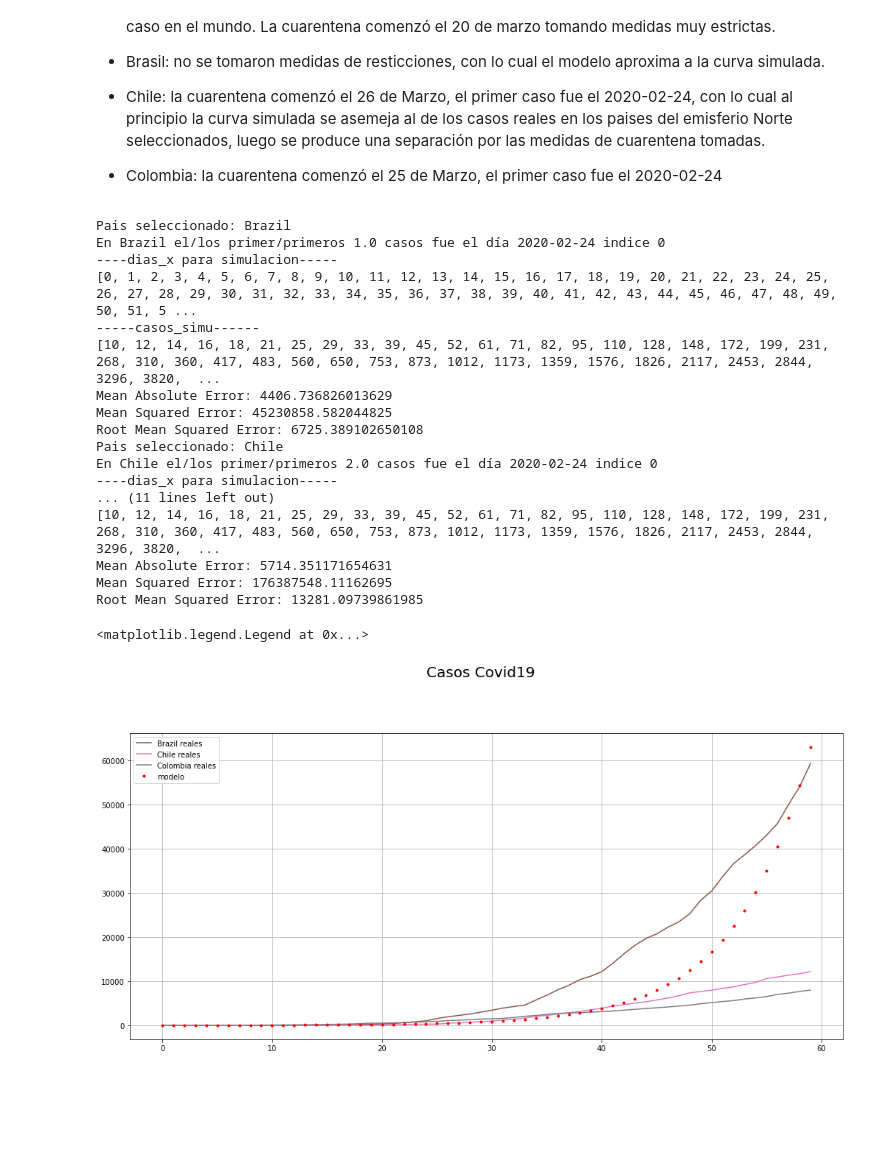
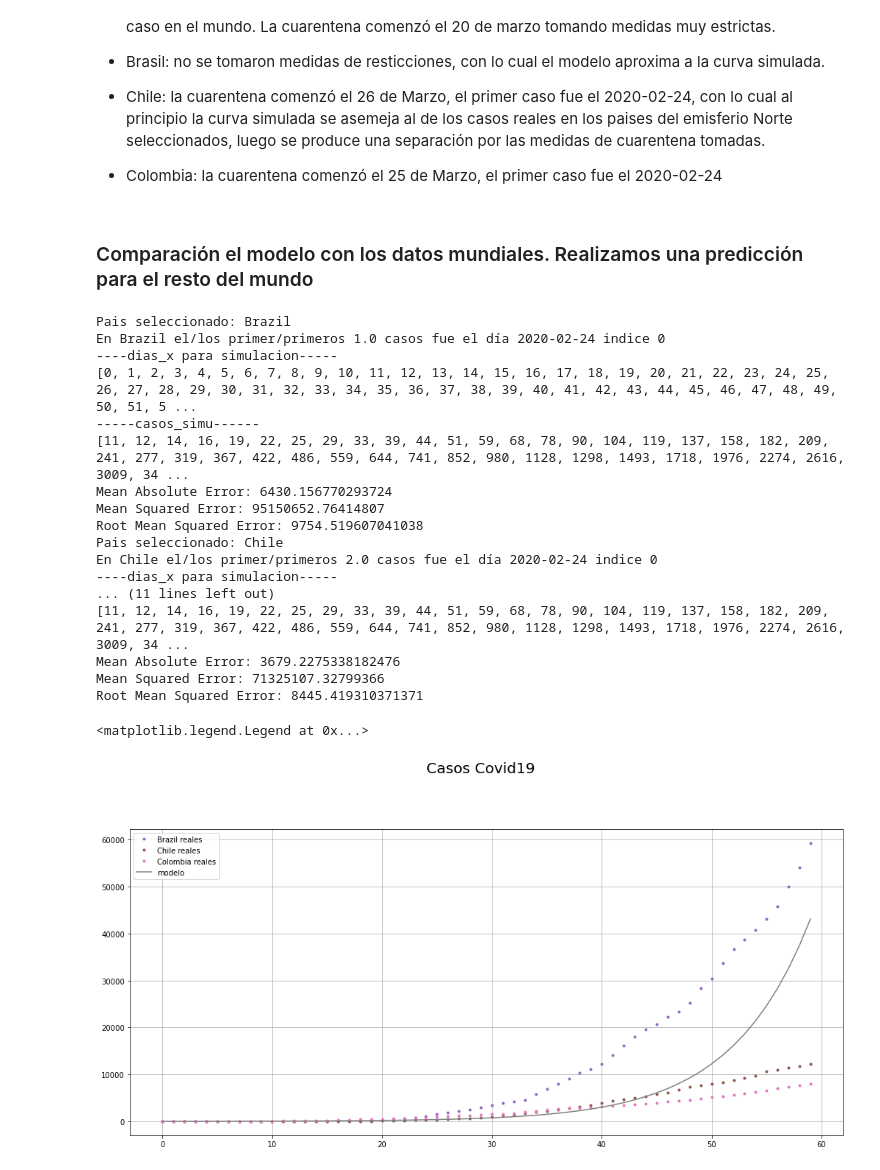
Before and after one commit to gonzalogperez/informe_pandemico, a Jupyter notebook: GonzaloGPerezProyecto_4.ipynb, the cells around one changed output. Cells and saved outputs as stored; diff of their text form; code cells hidden in the pictures; blank space fills up the shorter version.

Commit message:
se agrega curva contagios nivel mundial

```diff
--- a/GonzaloGPerezProyecto_4.ipynb
+++ b/GonzaloGPerezProyecto_4.ipynb
@@ -476,14 +335,13 @@ En China el/los primer/primeros 548.0 casos fue el día 2020-02-24 indice 0
 #lista vacia para guardar los mejores valores de k obtenidos para cada modelo según el país.
 lista_k = []
 lista_t0 = []
-
 
 #definimos función para ajustar modelo
 def exponencial(t,k,t0):
     C=np.exp(k*(t-t0))
     return C
 
-
+#definimos función para calcular k para cada pais
 def calcular_k(lista_paises):
     '''
     Función para calcular el valor de k.
@@ -506,11 +364,12 @@ def calcular_k(lista_paises):
     fig.tight_layout(pad=4.0)
 
     axes[0].set_title('Casos Covid19 Logaritmico',fontsize=14, loc='center')
-    axes[0].set_xlim([0, 80])
+    axes[0].set_xlim([0, 85])
     axes[0].grid()
 
     axes[1].set_title('Casos Covid19 Simulados',fontsize=14, loc='center')
-    axes[1].set_xlim([0, 80])
+    axes[1].set_xlim([0, 85])
+    #axes[1].set_ylim([0, 200000])
     axes[1].grid()
 
     #color lineas gráfico
@@ -552,18 +411,17 @@ def calcular_k(lista_paises):
 
         ################# Estimamos K
 
-        ind_inicio = ind_x
-        ind_final = ind_inicio + 60
+        dia_desfase = 0
+        ind_inicio = ind_x + dia_desfase
+        ind_final = ind_inicio + dia_desfase + 60
 
         #dias=np.arange(0,len(casos_arg))
-
 
         print("{} ind_inicio {}  ind_final {}".format(x_pais,ind_inicio,ind_final))
         casos_principio=casos_xpais[ind_inicio:ind_final]
         dias_principio=dias[ind_inicio:ind_final]
         print(list(dias_principio))
         print(list(casos_principio))
-
 
         #ajustamos, popt[0] es nuestro "K" y popt[1] t0
         popt, pcov = curve_fit(exponencial, dias_principio, casos_principio)
@@ -596,7 +456,7 @@ def calcular_k(lista_paises):
 # %%
 # lista de paises a evaluar, elegimos inicialmente 10 paices del emisferio Norte
 #lista_paises = ['Denmark','Italy','Israel','Portugal','France','Germany','Russia','Spain','United Kingdom','United States','India','China']
-lista_paises = ['Denmark','Italy','Israel','Portugal','France','Germany','Russia','Spain','United Kingdom','United States','India','Sweden']
+lista_paises = ['Denmark','Italy','Israel','Portugal','France','Germany','Russia','Spain','United Kingdom','Belgium','India','Sweden']
 
 #lista_paises = ['Argentina','Brazil','Chile','Colombia']
 #lista_paises = ['France','Germany','Italy']
@@ -794,7 +654,7 @@ def predecir(x_pais,k,t0):
 
     #armamos la figura para el gráfico
     #fig, ax = plt.subplots(figsize=(15,6))
-    fig, axes = plt.subplots(1, figsize=(15, 8))
+    fig, axes = plt.subplots(1, figsize=(12, 6))
     fig.suptitle('Casos Covid19', fontsize=20)
     fig.tight_layout(pad=4.0)
 
@@ -907,5 +765,5 @@ np.exp(0.147*(62-60))
 # %%
-lista_paises = 'Argentina'
-#lista_paises = 'Brazil'
-casos_principio = predecir(lista_paises,k,t0)
-#casos_principio
+#lista_paises = 'Argentina'
+##lista_paises = 'Brazil'
+#casos_principio = predecir(lista_paises,k,t0)
+##casos_principio
@@ -964,6 +810,8 @@ Con los paises elegidos para entrenar nuestro modelo (obtener los parámetros k
 - Chile: la cuarentena comenzó el 26 de Marzo, el primer caso fue el 2020-02-24, con lo cual al principio la curva simulada se asemeja al de los casos reales en los paises del emisferio Norte seleccionados, luego se produce una separación por las medidas de cuarentena tomadas.
 
 - Colombia: la cuarentena comenzó el 25 de Marzo, el primer caso fue el 2020-02-24
+# %% [markdown]
+### Comparación el modelo con los datos mundiales. Realizamos una predicción para el resto del mundo
 # %%
 # Definimos la función para predecir la curva de contagios para x pais según el valor de k obtenido.
 
@@ -1092,42 +940,42 @@ for x_pais in lista_paises:
     dias_principio,casos_principio,dias_x,casos_simu,color = predecir2(x_pais,k,t0)
     label_simu=x_pais + " simulados"
     label_real=x_pais + " reales"
     #print(color)
-    axes.plot(dias_principio,casos_principio,label=label_real, color=color)
+    axes.plot(dias_principio,casos_principio,'.',label=label_real, color=color)
     #plt.xlim([ind_inicio,ind_final])
     #print(lista)
     #print("----dias_principio casos reales------")
     #print(list(dias_principio))
     #print("------casos_principio reales-----")
     #print(list(casos_principio.astype(int)))
 
     #### Calculamos el error
     print('Mean Absolute Error:', metrics.mean_absolute_error(casos_principio, casos_simu))
     print('Mean Squared Error:', metrics.mean_squared_error(casos_principio, casos_simu))
     print('Root Mean Squared Error:', np.sqrt(metrics.mean_squared_error(casos_principio, casos_simu)))
 
 
-axes.plot(dias_x,casos_simu,'.',label="modelo", color = 'red')
+axes.plot(dias_x,casos_simu,label="modelo", color = 'grey')
 #axes.plot(dias_x,casos_simu,'.',label=label_simu, color = 'red')
 axes.legend()
 # %% [output]
 Pais seleccionado: Brazil
 En Brazil el/los primer/primeros 1.0 casos fue el día 2020-02-24 indice 0
 ----dias_x para simulacion-----
 [0, 1, 2, 3, 4, 5, 6, 7, 8, 9, 10, 11, 12, 13, 14, 15, 16, 17, 18, 19, 20, 21, 22, 23, 24, 25, 26, 27, 28, 29, 30, 31, 32, 33, 34, 35, 36, 37, 38, 39, 40, 41, 42, 43, 44, 45, 46, 47, 48, 49, 50, 51, 5 ...
 -----casos_simu------
-[10, 12, 14, 16, 18, 21, 25, 29, 33, 39, 45, 52, 61, 71, 82, 95, 110, 128, 148, 172, 199, 231, 268, 310, 360, 417, 483, 560, 650, 753, 873, 1012, 1173, 1359, 1576, 1826, 2117, 2453, 2844, 3296, 3820,  ...
-Mean Absolute Error: 4406.736826013629
-Mean Squared Error: 45230858.582044825
-Root Mean Squared Error: 6725.389102650108
+[11, 12, 14, 16, 19, 22, 25, 29, 33, 39, 44, 51, 59, 68, 78, 90, 104, 119, 137, 158, 182, 209, 241, 277, 319, 367, 422, 486, 559, 644, 741, 852, 980, 1128, 1298, 1493, 1718, 1976, 2274, 2616, 3009, 34 ...
+Mean Absolute Error: 6430.156770293724
+Mean Squared Error: 95150652.76414807
+Root Mean Squared Error: 9754.519607041038
 Pais seleccionado: Chile
 En Chile el/los primer/primeros 2.0 casos fue el día 2020-02-24 indice 0
 ----dias_x para simulacion-----
 ... (11 lines left out)
-[10, 12, 14, 16, 18, 21, 25, 29, 33, 39, 45, 52, 61, 71, 82, 95, 110, 128, 148, 172, 199, 231, 268, 310, 360, 417, 483, 560, 650, 753, 873, 1012, 1173, 1359, 1576, 1826, 2117, 2453, 2844, 3296, 3820,  ...
-Mean Absolute Error: 5714.351171654631
-Mean Squared Error: 176387548.11162695
-Root Mean Squared Error: 13281.09739861985
+[11, 12, 14, 16, 19, 22, 25, 29, 33, 39, 44, 51, 59, 68, 78, 90, 104, 119, 137, 158, 182, 209, 241, 277, 319, 367, 422, 486, 559, 644, 741, 852, 980, 1128, 1298, 1493, 1718, 1976, 2274, 2616, 3009, 34 ...
+Mean Absolute Error: 3679.2275338182476
+Mean Squared Error: 71325107.32799366
+Root Mean Squared Error: 8445.419310371371
 <matplotlib.legend.Legend at 0x...>
-[figure, old version]
+[figure, new version]
 # %%
```
Also changed, not shown: parts of 62 cells of this notebook.
